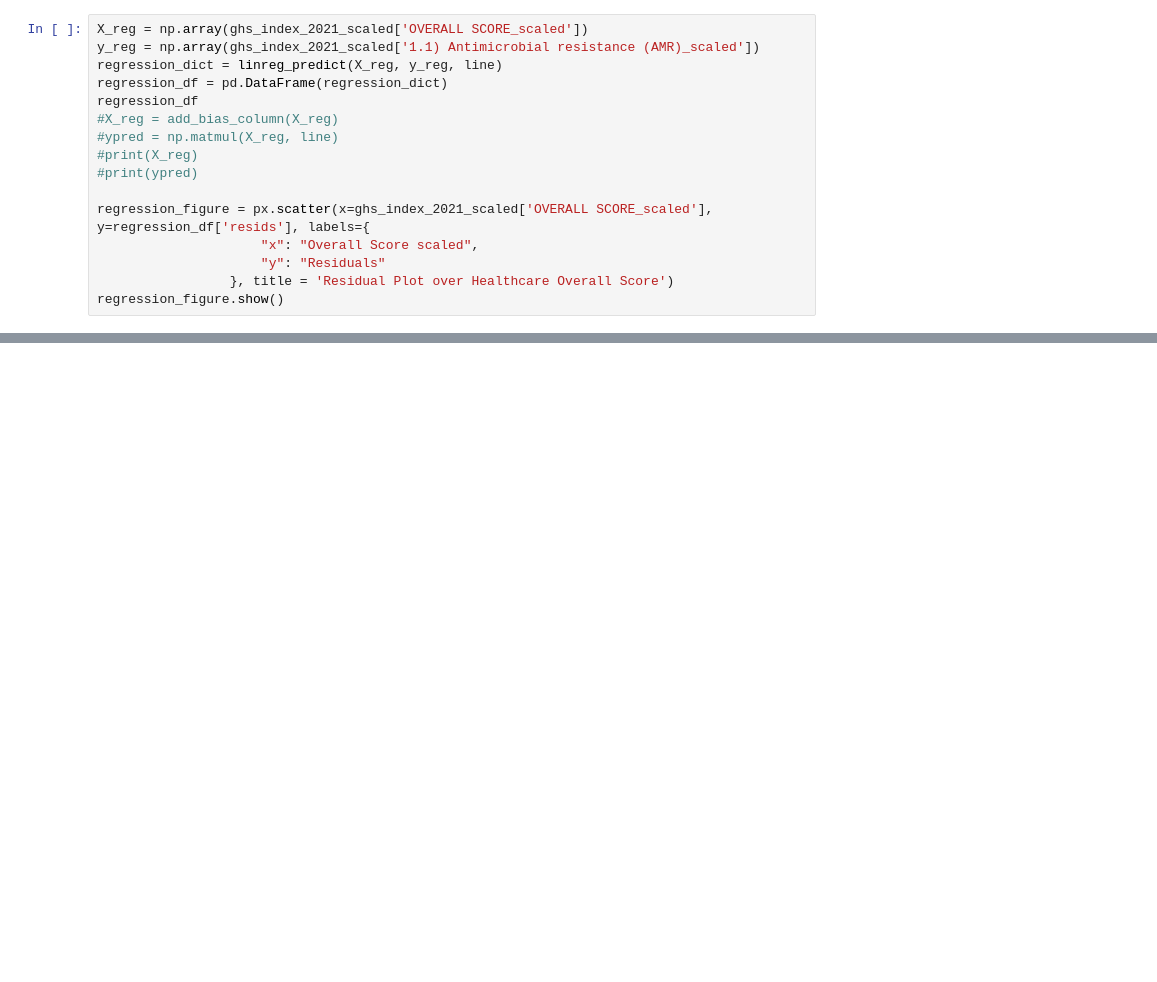
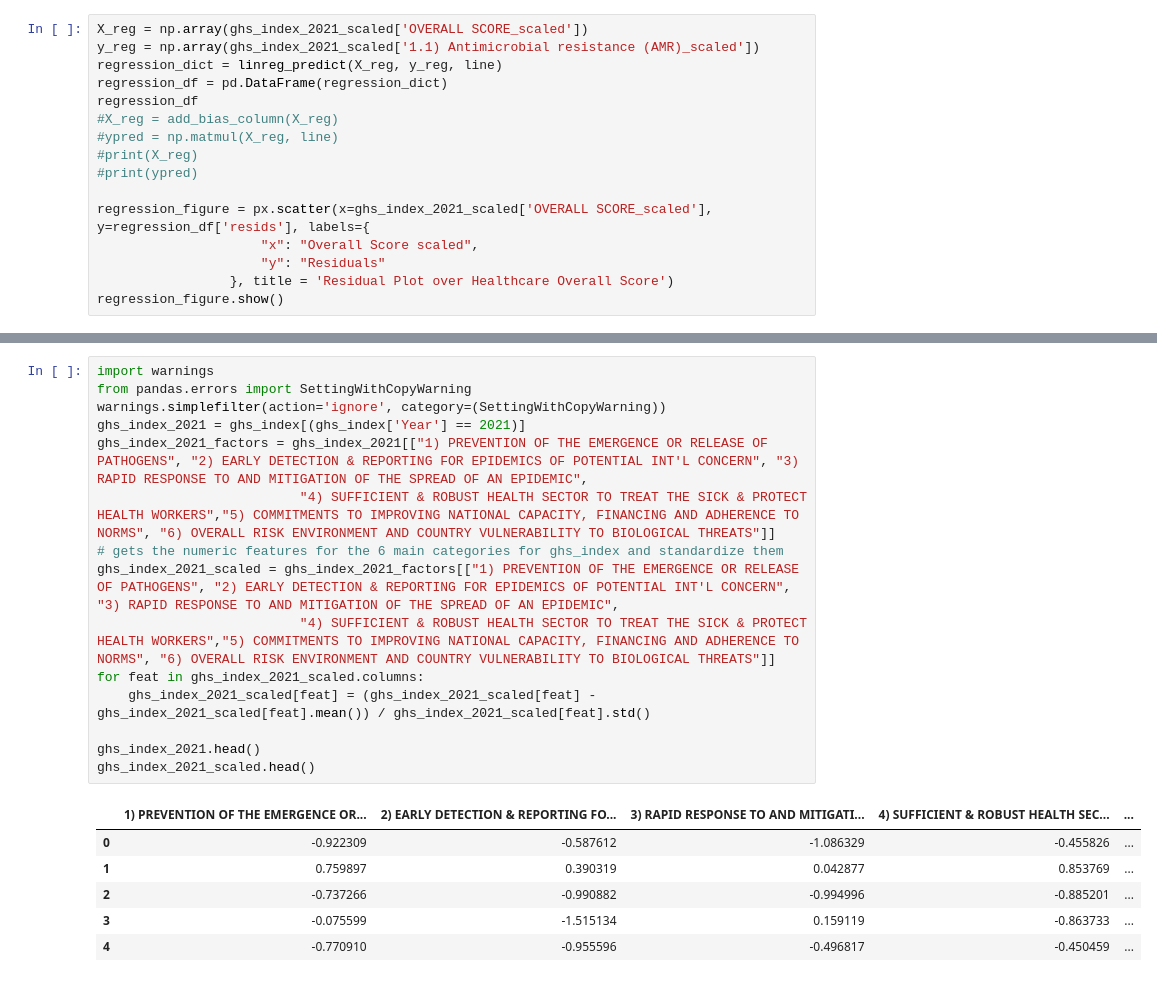
Before and after one commit to RemainingDelta/Care-Compass, a Jupyter notebook: datasets/preprocessed-datasets/DataCleaning_Arthur.ipynb, the cells around one changed output, grey strips where cells are left out. Cells and saved outputs as stored; diff of their text form; blank space fills up the shorter version.

```diff
--- a/datasets/preprocessed-datasets/DataCleaning_Arthur.ipynb
+++ b/datasets/preprocessed-datasets/DataCleaning_Arthur.ipynb
@@ -555,0 +576,22 @@ regression_figure.show()
+# %%
+import warnings
+from pandas.errors import SettingWithCopyWarning
+warnings.simplefilter(action='ignore', category=(SettingWithCopyWarning))
+ghs_index_2021 = ghs_index[(ghs_index['Year'] == 2021)]
+ghs_index_2021_factors = ghs_index_2021[["1) PREVENTION OF THE EMERGENCE OR RELEASE OF PATHOGENS", "2) EARLY DETECTION & REPORTING FOR EPIDEMICS OF POTENTIAL INT'L CONCERN", "3) RAPID RESPONSE TO AND MITIGATION OF THE SPREAD OF AN EPIDEMIC",
+                          "4) SUFFICIENT & ROBUST HEALTH SECTOR TO TREAT THE SICK & PROTECT HEALTH WORKERS","5) COMMITMENTS TO IMPROVING NATIONAL CAPACITY, FINANCING AND ADHERENCE TO NORMS", "6) OVERALL RISK ENVIRONMENT AND COUNTRY VULNERABILITY TO BIOLOGICAL THREATS"]]
+# gets the numeric features for the 6 main categories for ghs_index and standardize them
+ghs_index_2021_scaled = ghs_index_2021_factors[["1) PREVENTION OF THE EMERGENCE OR RELEASE OF PATHOGENS", "2) EARLY DETECTION & REPORTING FOR EPIDEMICS OF POTENTIAL INT'L CONCERN", "3) RAPID RESPONSE TO AND MITIGATION OF THE SPREAD OF AN EPIDEMIC",
+                          "4) SUFFICIENT & ROBUST HEALTH SECTOR TO TREAT THE SICK & PROTECT HEALTH WORKERS","5) COMMITMENTS TO IMPROVING NATIONAL CAPACITY, FINANCING AND ADHERENCE TO NORMS", "6) OVERALL RISK ENVIRONMENT AND COUNTRY VULNERABILITY TO BIOLOGICAL THREATS"]]
+for feat in ghs_index_2021_scaled.columns:
+    ghs_index_2021_scaled[feat] = (ghs_index_2021_scaled[feat] - ghs_index_2021_scaled[feat].mean()) / ghs_index_2021_scaled[feat].std()
+
+ghs_index_2021.head()
+ghs_index_2021_scaled.head()
+# %% [output]
+|  | 1) PREVENTION OF THE EMERGENCE OR... | 2) EARLY DETECTION & REPORTING FO... | 3) RAPID RESPONSE TO AND MITIGATI... | 4) SUFFICIENT & ROBUST HEALTH SEC... | ... |
+| 0 | -0.922309 | -0.587612 | -1.086329 | -0.455826 | ... |
+| 1 | 0.759897 | 0.390319 | 0.042877 | 0.853769 | ... |
+| 2 | -0.737266 | -0.990882 | -0.994996 | -0.885201 | ... |
+| 3 | -0.075599 | -1.515134 | 0.159119 | -0.863733 | ... |
+| 4 | -0.770910 | -0.955596 | -0.496817 | -0.450459 | ... |
```
Also changed, not shown: parts of 5 cells of this notebook.
